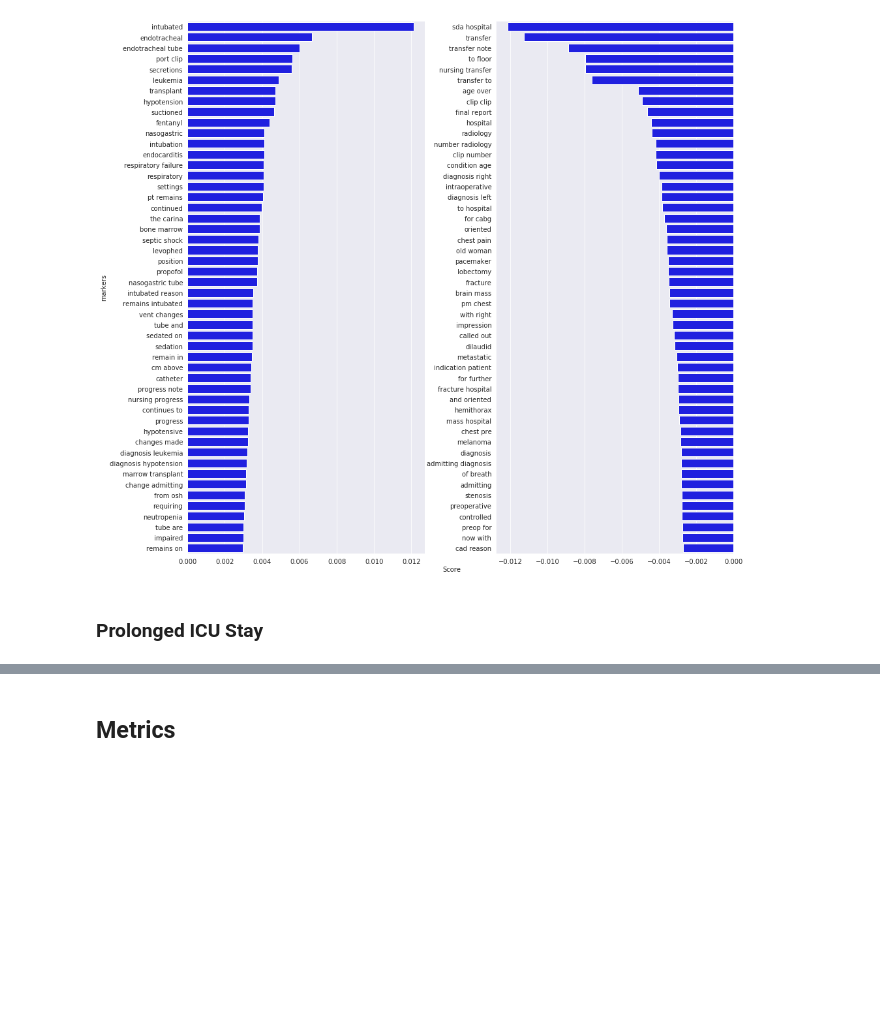
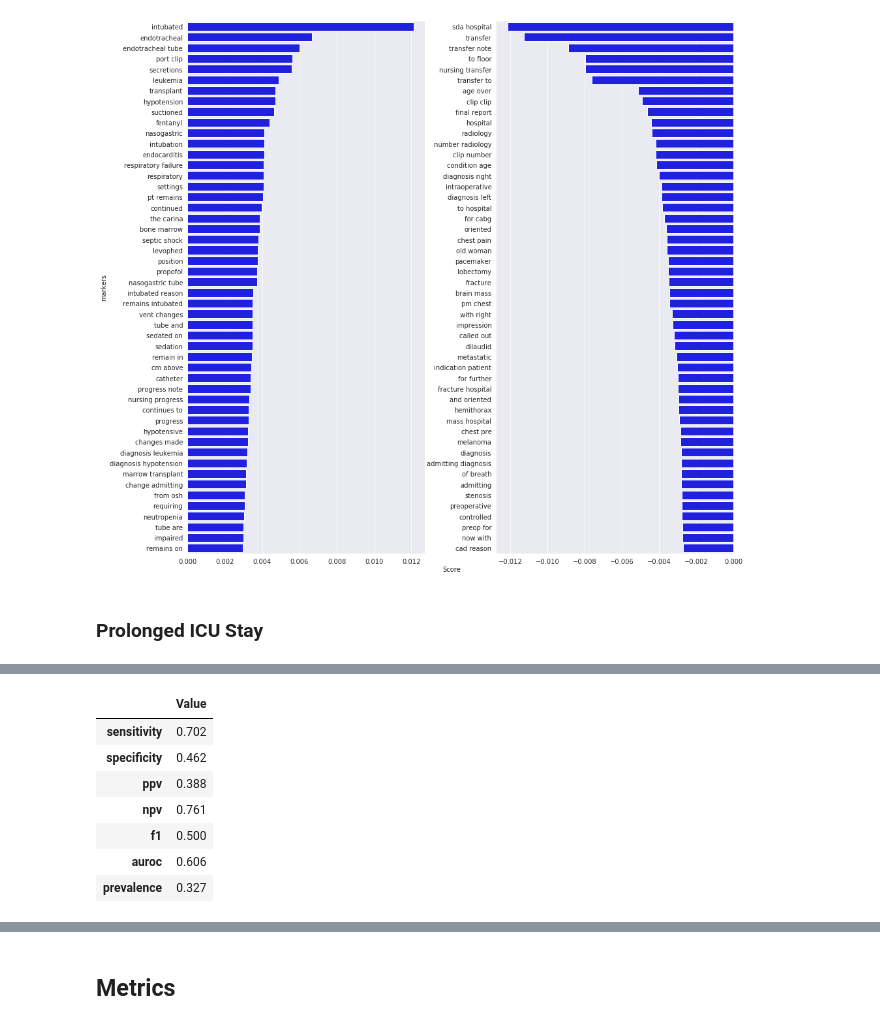
Before and after one commit to sudarshan85/imminent-adm-mimic, a Jupyter notebook: lr/lr_classifier.ipynb, the cells around one changed output, grey strips where cells are left out. Cells and saved outputs as stored; diff of their text form; code cells hidden in the pictures; blank space fills up the shorter version.

```diff
--- a/lr/lr_classifier.ipynb
+++ b/lr/lr_classifier.ipynb
@@ -217,28 +226,37 @@ plot_roc(ax, y_test, prob)
 # %%
-thresh = 0.39
+thresh = 0.41
 y_pred = (prob > thresh).astype(np.int64)
 cm = confusion_matrix(y_test, y_pred)
 tn,fp,fn,tp = cm[0][0],cm[0][1],cm[1][0],cm[1][1]
 prevalence = (fn+tp)/(tn+fp+fn+tp)
 sensitivity = tp/(tp+fn)
 specificity = tn/(tn+fp)
 ppv = tp/(tp+fp)
 npv = tn/(tn+fn)
 f1 = (2*ppv*sensitivity)/(ppv+sensitivity)
 auroc = roc_auc_score(y_test, prob)
 
 d = {
   'sensitivity': np.round(sensitivity, 3),
   'specificity': np.round(specificity, 3),
   'ppv': np.round(ppv, 3),
   'npv': np.round(npv, 3),
   'f1': np.round(f1, 3),
   'auroc': np.round(auroc, 3),
   'prevalence': np.round(prevalence, 3),
 }
 
 metrics = pd.DataFrame(d.values(), index=d.keys(), columns=['Value'])
 metrics
+# %% [output]
+|  | Value |
+| sensitivity | 0.702 |
+| specificity | 0.462 |
+| ppv | 0.388 |
+| npv | 0.761 |
+| f1 | 0.500 |
+| auroc | 0.606 |
+| prevalence | 0.327 |
 # %%
 fig, ax = plt.subplots(figsize=(10, 8))
 plot_confusion_matrix(ax, cm, classes=['Short Stay', 'Prolonged Stay'], normalize=False, title='Confusion matrix')
```
Also changed, not shown: parts of 9 cells of this notebook, 1 other file.
